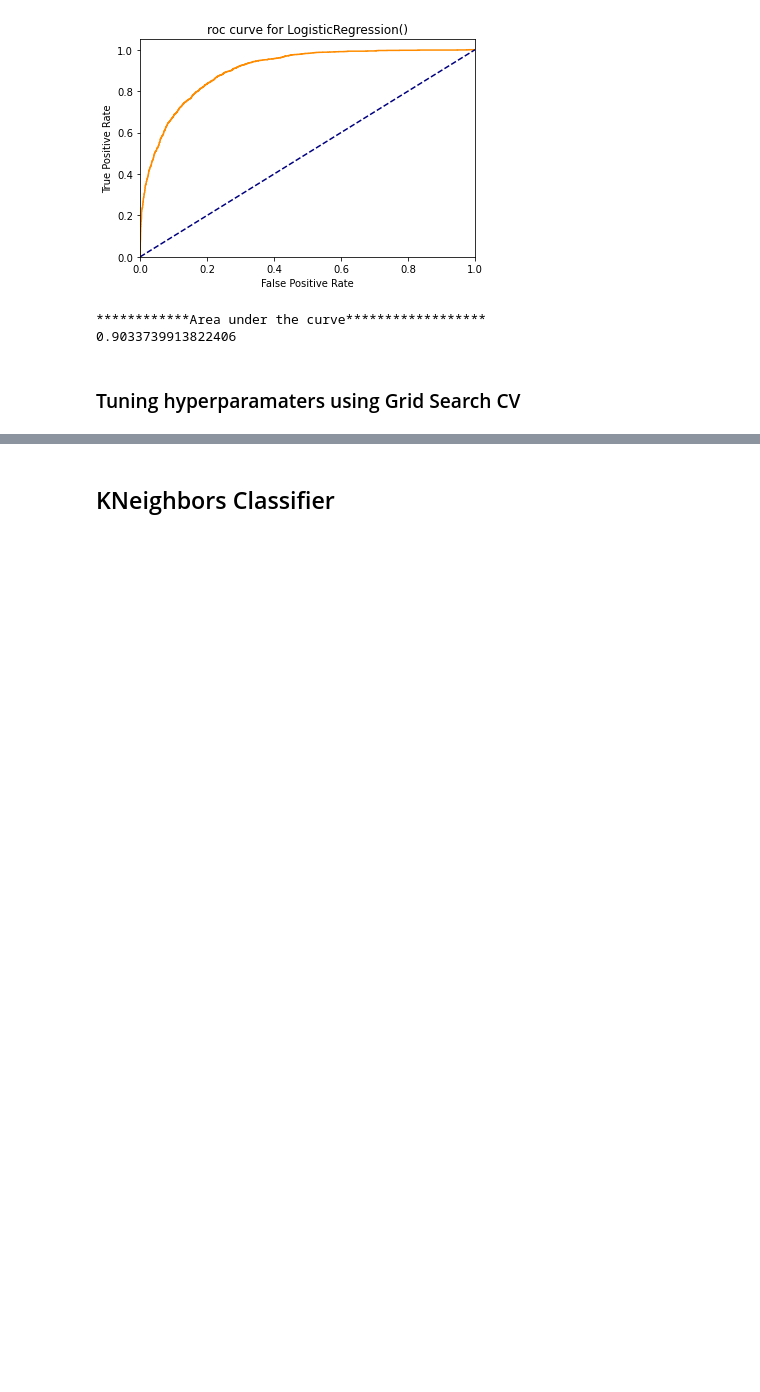
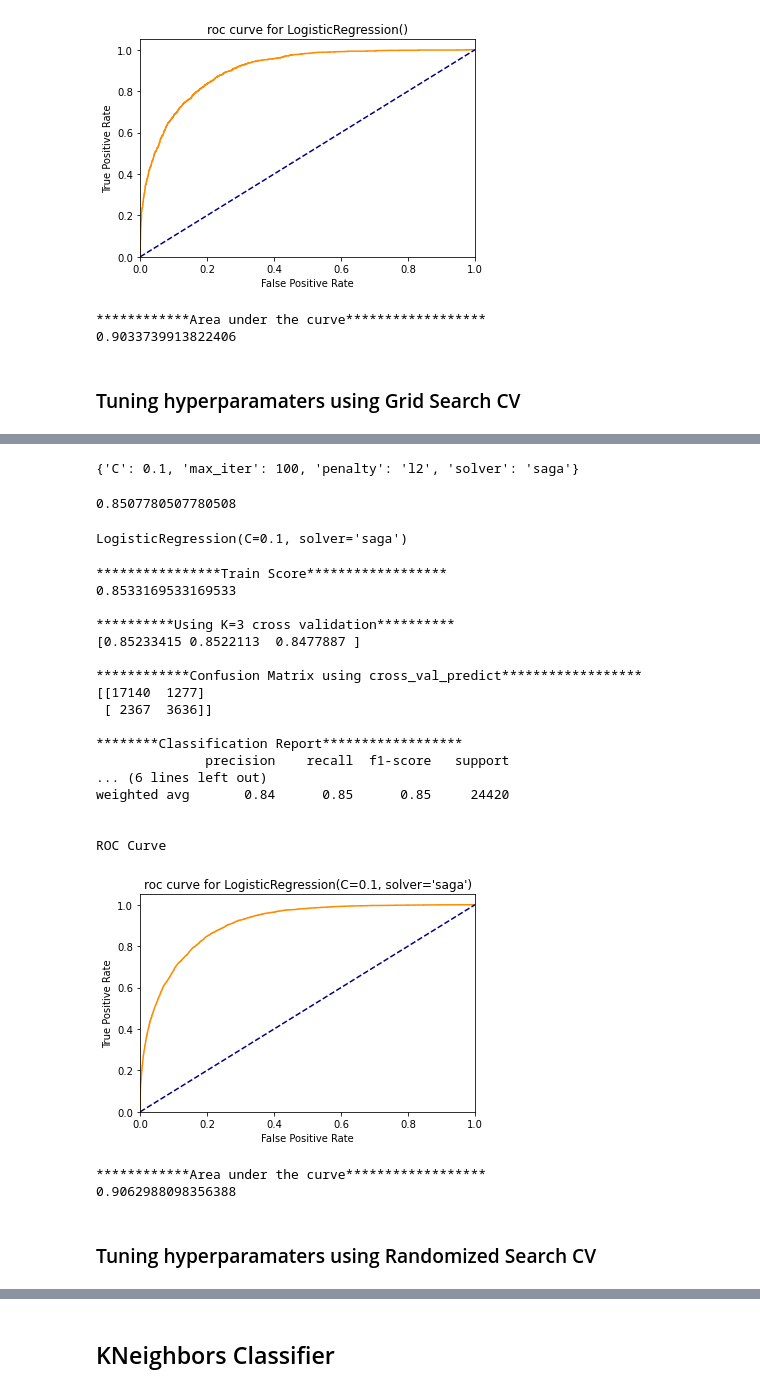
Before and after one commit to pandeysudip/income-prediction, a Jupyter notebook: Model_building.ipynb, the cells around one changed output, grey strips where cells are left out. Drawn from its saved outputs; the diff is of its cells as text; code cells hidden in the pictures; blank space fills up the shorter version.

Commit message:
grid search for logistic regression

```diff
--- a/Model_building.ipynb
+++ b/Model_building.ipynb
@@ -375,3 +337,12 @@ ROC Curve
 0.9033739913822406
 # %% [markdown]
 ### Tuning hyperparamaters  using Grid Search CV
+# %%
+#### Using GridSearchCV
+param_grid_lr = {'C': [0.01,0.1,1, 5, 10],
+              'penalty': ['l1','l2'],
+             'solver':['lbfgs','saga'],
+                'max_iter':[100,500,1000]}
+grid_lr = GridSearchCV(lr, param_grid_lr, cv=3, verbose=1, n_jobs=-1)
+# %%
+grid_lr.fit(X_train_scaled, y_train)
@@ -377,0 +356,42 @@ ROC Curve
+# %%
+# List the best parameters for this dataset
+print(grid_lr.best_params_)
+# %% [output]
+{'C': 0.1, 'max_iter': 100, 'penalty': 'l2', 'solver': 'saga'}
+# %%
+# List the best score
+print(grid_lr.best_score_)
+# %% [output]
+0.8507780507780508
+# %%
+#best estimator
+lr_b=grid_lr.best_estimator_
+lr_b
+# %% [output]
+LogisticRegression(C=0.1, solver='saga')
+# %%
+#score for logistic regression using only training data
+train_score(lr_b)
+# %% [output]
+****************Train Score******************
+0.8533169533169533
+
+**********Using K=3 cross validation**********
+[0.85233415 0.8522113  0.8477887 ]
+
+************Confusion Matrix using cross_val_predict******************
+[[17140  1277]
+ [ 2367  3636]]
+
+********Classification Report******************
+              precision    recall  f1-score   support
+... (6 lines left out)
+weighted avg       0.84      0.85      0.85     24420
+
+
+ROC Curve
+[figure, added]
+************Area under the curve******************
+0.9062988098356388
+# %% [markdown]
+### Tuning hyperparamaters  using Randomized Search CV
```
Also changed, not shown: parts of 53 cells of this notebook.
